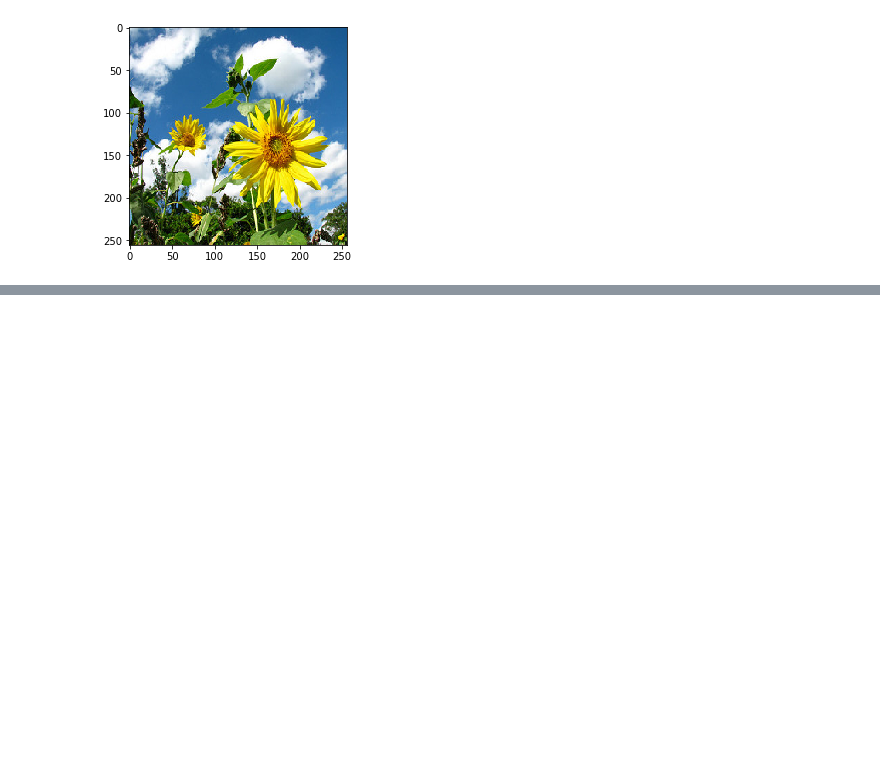
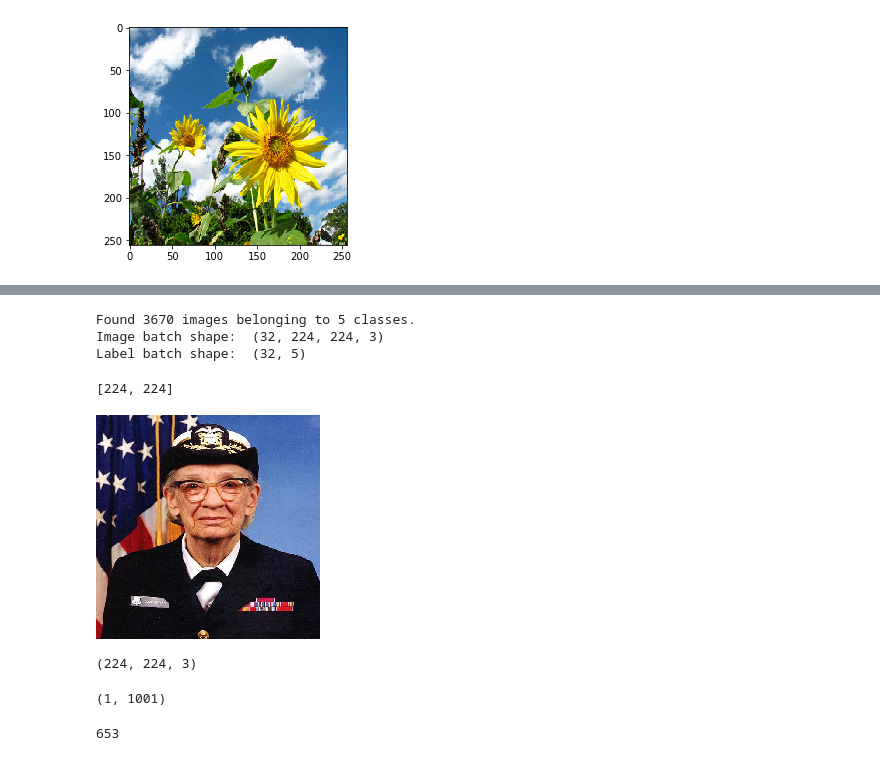
Before and after one commit to Koiter/docker-dl, a Jupyter notebook: Notebook/deeptutorial.ipynb, the cells around one changed output, grey strips where cells are left out. Drawn from its saved outputs; the diff is of its cells as text; code cells hidden in the pictures; blank space fills up the shorter version.

```diff
--- a/Notebook/deeptutorial.ipynb
+++ b/Notebook/deeptutorial.ipynb
@@ -74,0 +58,7 @@ plt.show()
+# %%
+classifier_url = "https://tfhub.dev/google/imagenet/mobilenet_v2_100_224/classification/2" #@param {type:"string"}
+def classifier(x):
+  classifier_module = hub.Module(classifier_url)
+  return classifier_module(x)
+
+IMAGE_SIZE = hub.get_expected_image_size(hub.Module(classifier_url))
@@ -74,0 +81,10 @@ plt.show()
+# %%
+image_data = image_generator.flow_from_directory(str(data_root), target_size=IMAGE_SIZE)
+for image_batch,label_batch in image_data:
+  print("Image batch shape: ", image_batch.shape)
+  print("Label batch shape: ", label_batch.shape)
+  break
+# %% [output]
+Found 3670 images belonging to 5 classes.
+Image batch shape:  (32, 224, 224, 3)
+Label batch shape:  (32, 5)
@@ -74,0 +97,28 @@ plt.show()
+# %%
+print(IMAGE_SIZE)
+# %% [output]
+[224, 224]
+# %%
+import numpy as np
+import PIL.Image as Image
+
+grace_hopper = tf.keras.utils.get_file('image.jpg','https://storage.googleapis.com/download.tensorflow.org/example_images/grace_hopper.jpg')
+grace_hopper = Image.open(grace_hopper).resize(IMAGE_SIZE)
+grace_hopper
+# %% [output]
+[figure, added]
+# %%
+grace_hopper = np.array(grace_hopper)/255.0
+grace_hopper.shape
+# %% [output]
+(224, 224, 3)
+# %%
+result = classifier_model.predict(grace_hopper[np.newaxis, ...])
+result.shape
+# %% [output]
+(1, 1001)
+# %%
+predicted_class = np.argmax(result[0], axis=-1)
+predicted_class
+# %% [output]
+653
```
Also changed, not shown: parts of 26 cells of this notebook, 9 other files.
